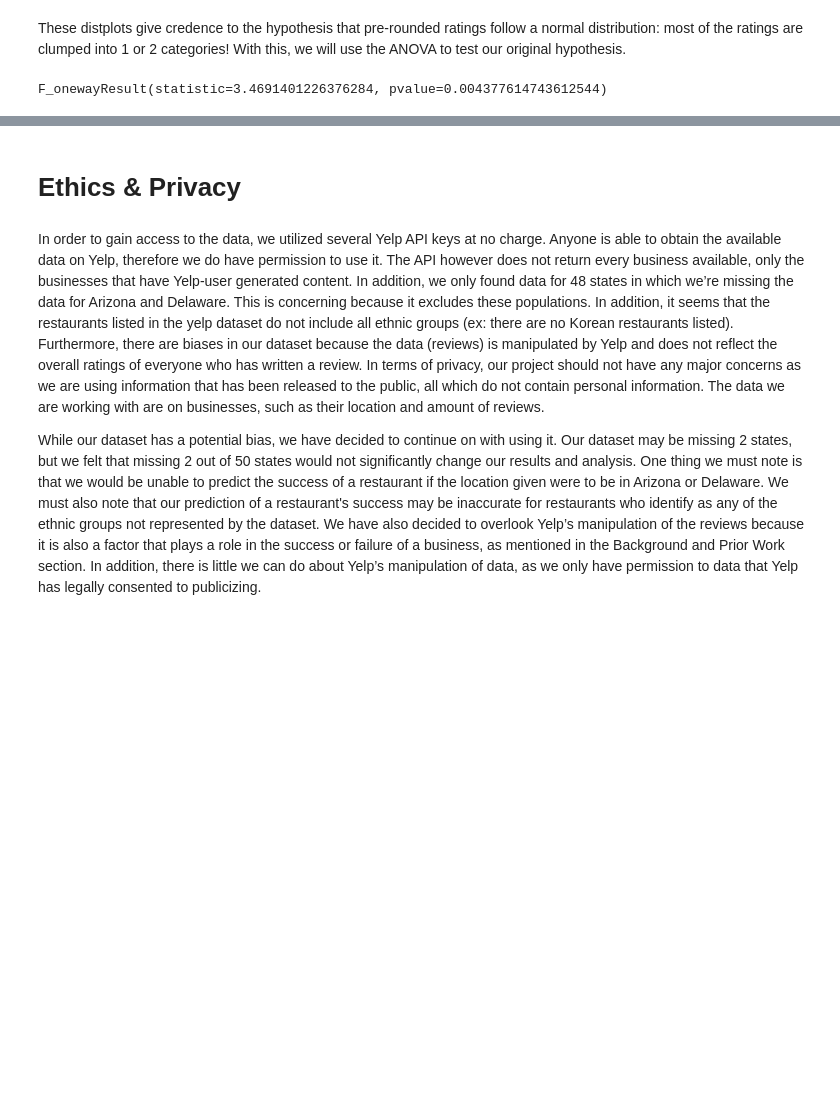
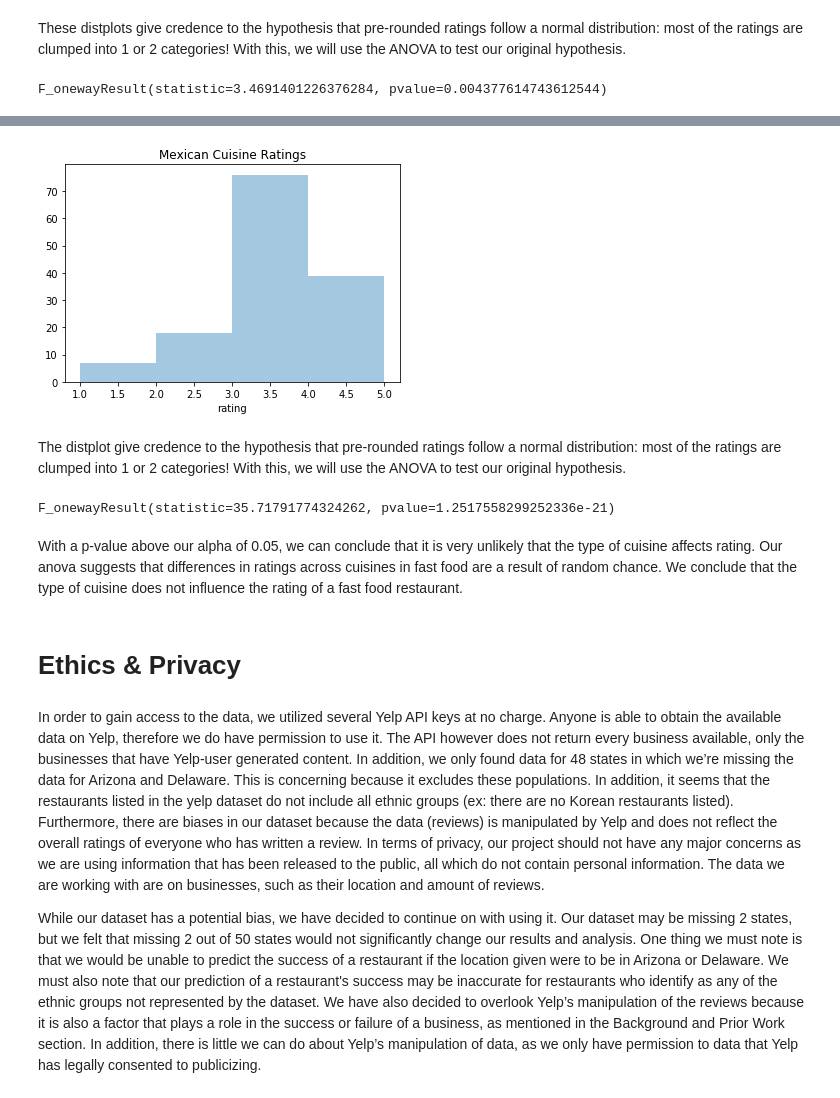
Before and after one commit to shihwenma/yelp_data_analysis, a Jupyter notebook: FinalProject_group071.ipynb, the cells around one changed output, grey strips where cells are left out. Saved outputs shown, nothing was run; the diff lists cells and outputs as text; code cells hidden in the pictures; blank space fills up the shorter version.

Commit message:
Added to test for ff + conclusion + contributions

```diff
--- a/FinalProject_group071.ipynb
+++ b/FinalProject_group071.ipynb
@@ -887,3 +941,22 @@ We will test the question "Does the type of cusiine have a significant correlati
+# %%
+# Let's further explore the normality of American, Mexican, and Japanses Cuisines
+sns.distplot(all_fast_ratings["mexican"]["rating"], kde=False, bins=4).set_title('Mexican Cuisine Ratings')
+
+f1 = plt.gcf()
+# %% [output]
+[figure, added]
+# %% [markdown]
+The distplot give credence to the hypothesis that pre-rounded ratings follow a normal distribution: most of the ratings are clumped into 1 or 2 categories! With this, we will use the ANOVA to test our original hypothesis.
+# %%
+# Let's check if the variations in rating across cuisines is due to random chance via an ANOVA:
+stats.f_oneway(all_fast_ratings["american"]["rating"],
+             all_fast_ratings["mexican"]["rating"],
+             all_fast_ratings["chinese"]["rating"],
+              all_fast_ratings["italian"]["rating"])
+# %% [output]
+F_onewayResult(statistic=35.71791774324262, pvalue=1.2517558299252336e-21)
+# %% [markdown]
+With a p-value above our alpha of 0.05, we can conclude that it is very unlikely that the type of cuisine affects rating. Our anova suggests that differences in ratings across cuisines in fast food are a result of random chance. We conclude that the type of cuisine does not influence the rating of a fast food restaurant.
 # %% [markdown]
 # Ethics & Privacy
 # %% [markdown]
```
Also changed, not shown: parts of 14 cells of this notebook.
